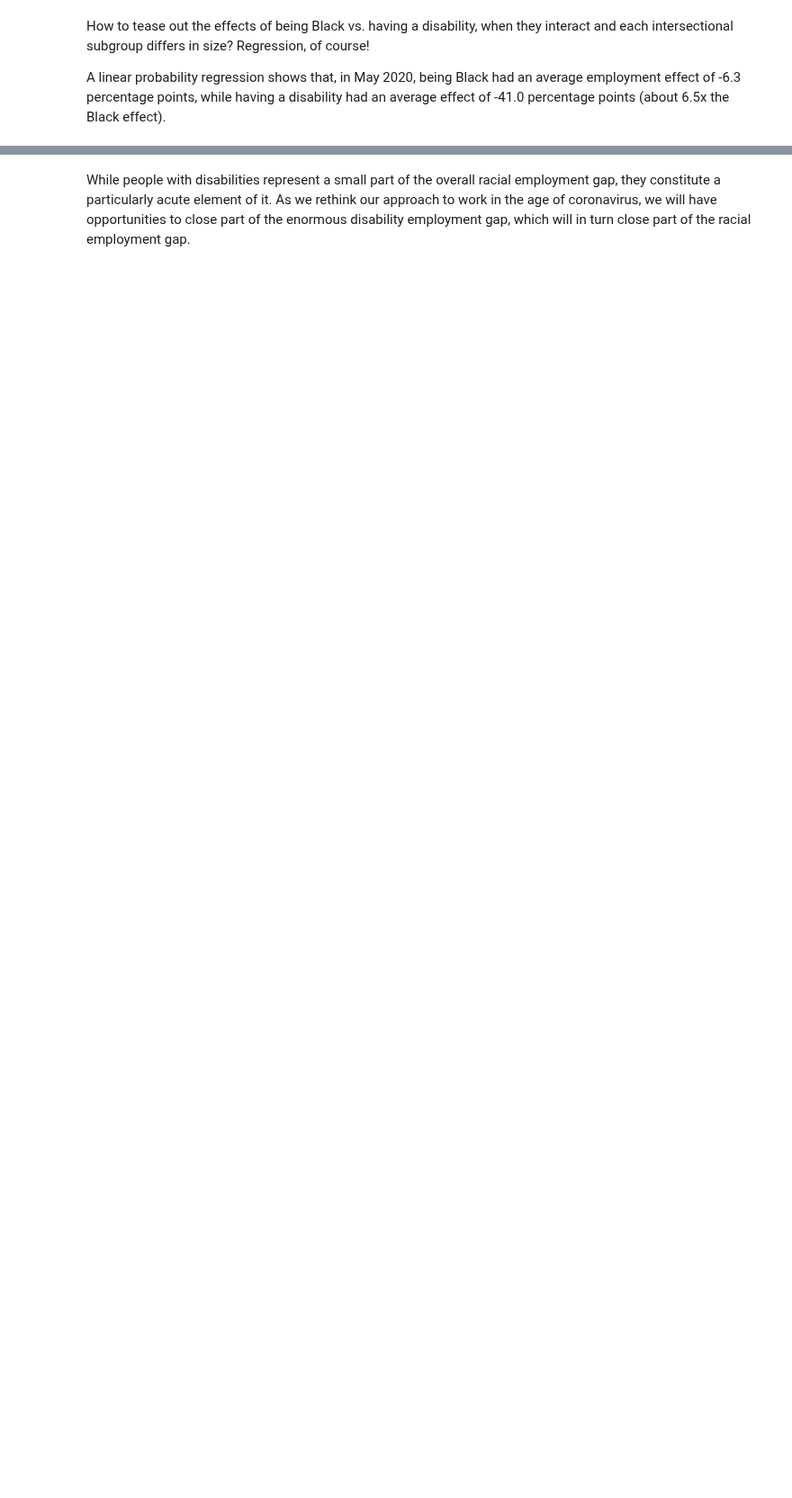
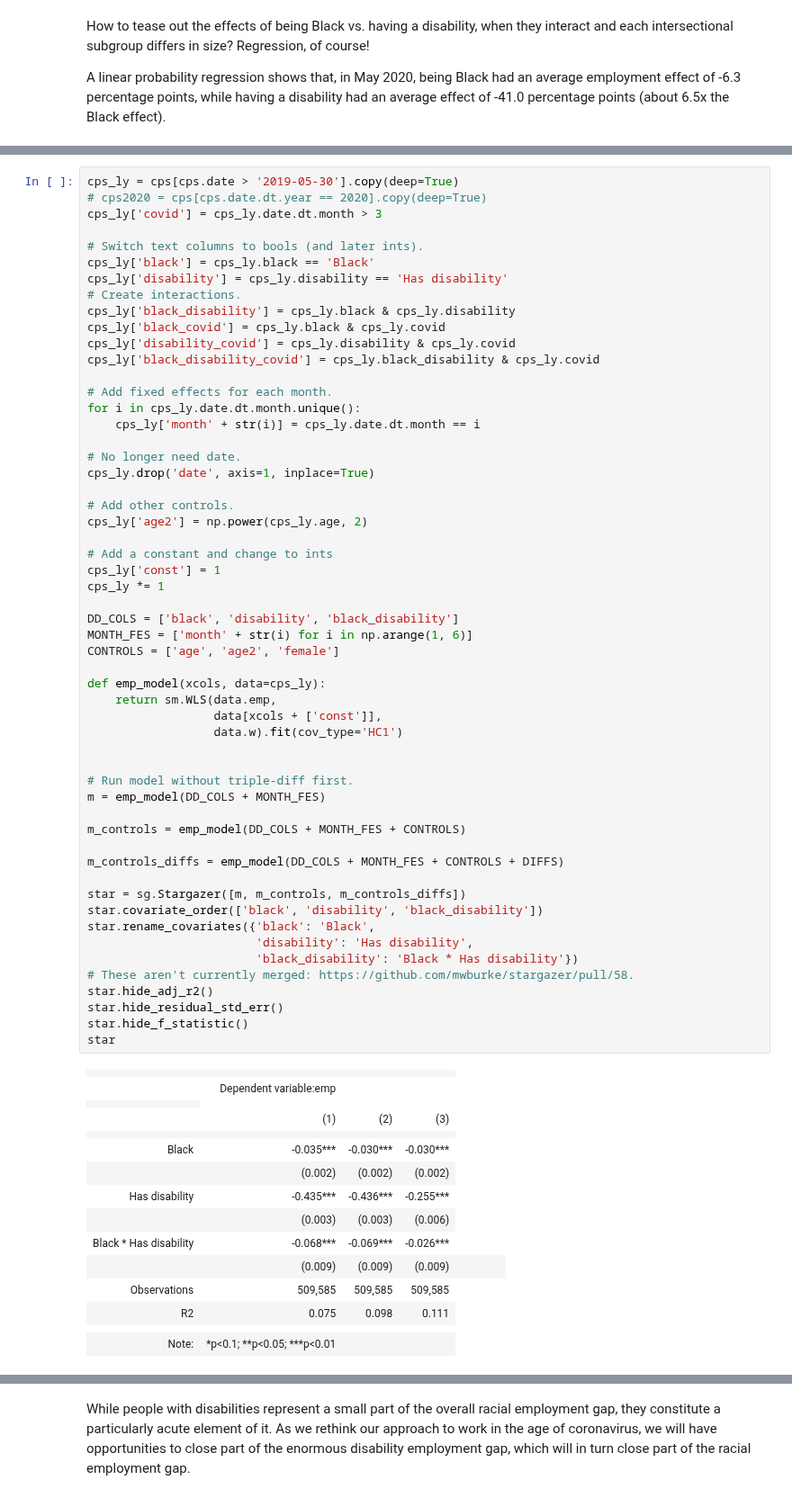
Before and after one commit to MaxGhenis/maxghenis.com, a Jupyter notebook: jupyterbook/blog/20200625/black_disability_employment.ipynb, the cells around one changed output, grey strips where cells are left out. Shown at 90% size. Saved outputs shown, nothing was run; the diff lists cells and outputs as text; blank space fills up the shorter version.

```diff
--- a/jupyterbook/blog/20200625/black_disability_employment.ipynb
+++ b/jupyterbook/blog/20200625/black_disability_employment.ipynb
@@ -204,0 +211,71 @@ while having a disability had an average effect of -41.0 percentage points (abou
+# %%
+cps_ly = cps[cps.date > '2019-05-30'].copy(deep=True)
+# cps2020 = cps[cps.date.dt.year == 2020].copy(deep=True)
+cps_ly['covid'] = cps_ly.date.dt.month > 3
+
+# Switch text columns to bools (and later ints).
+cps_ly['black'] = cps_ly.black == 'Black'
+cps_ly['disability'] = cps_ly.disability == 'Has disability'
+# Create interactions.
+cps_ly['black_disability'] = cps_ly.black & cps_ly.disability
+cps_ly['black_covid'] = cps_ly.black & cps_ly.covid
+cps_ly['disability_covid'] = cps_ly.disability & cps_ly.covid
+cps_ly['black_disability_covid'] = cps_ly.black_disability & cps_ly.covid
+
+# Add fixed effects for each month.
+for i in cps_ly.date.dt.month.unique():
+    cps_ly['month' + str(i)] = cps_ly.date.dt.month == i
+
+# No longer need date.
+cps_ly.drop('date', axis=1, inplace=True)
+
+# Add other controls.
+cps_ly['age2'] = np.power(cps_ly.age, 2)
+
+# Add a constant and change to ints
+cps_ly['const'] = 1
+cps_ly *= 1
+
+DD_COLS = ['black', 'disability', 'black_disability']
+MONTH_FES = ['month' + str(i) for i in np.arange(1, 6)]
+CONTROLS = ['age', 'age2', 'female']
+
+def emp_model(xcols, data=cps_ly):
+    return sm.WLS(data.emp,
+                  data[xcols + ['const']],
+                  data.w).fit(cov_type='HC1')
+
+
+# Run model without triple-diff first.
+m = emp_model(DD_COLS + MONTH_FES)
+
+m_controls = emp_model(DD_COLS + MONTH_FES + CONTROLS)
+
+m_controls_diffs = emp_model(DD_COLS + MONTH_FES + CONTROLS + DIFFS)
+
+star = sg.Stargazer([m, m_controls, m_controls_diffs])
+star.covariate_order(['black', 'disability', 'black_disability'])
+star.rename_covariates({'black': 'Black',
+                        'disability': 'Has disability',
+                        'black_disability': 'Black * Has disability'})
+# These aren't currently merged: https://github.com/mwburke/stargazer/pull/58.
+star.hide_adj_r2()
+star.hide_residual_std_err()
+star.hide_f_statistic()
+star
+# %% [output]
+|  |  |  |  |
+|  | Dependent variable:emp |  |  |
+|  |
+|  | (1) | (2) | (3) |
+|  |  |  |  |
+| Black | -0.035*** | -0.030*** | -0.030*** |
+|  | (0.002) | (0.002) | (0.002) |
+| Has disability | -0.435*** | -0.436*** | -0.255*** |
+|  | (0.003) | (0.003) | (0.006) |
+| Black * Has disability | -0.068*** | -0.069*** | -0.026*** |
+|  | (0.009) | (0.009) | (0.009) |  |  |  |  |
+| Observations | 509,585 | 509,585 | 509,585 |
+| R2 | 0.075 | 0.098 | 0.111 |
+|  |  |  |  |
+| Note: | *p<0.1; **p<0.05; ***p<0.01 |  |  |
```
Also changed, not shown: parts of 11 cells of this notebook.
